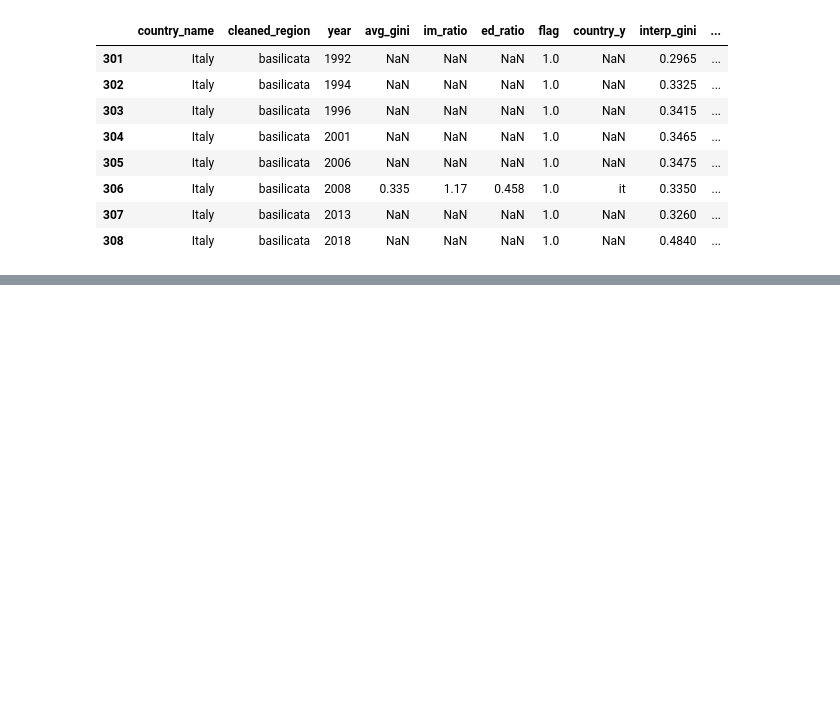
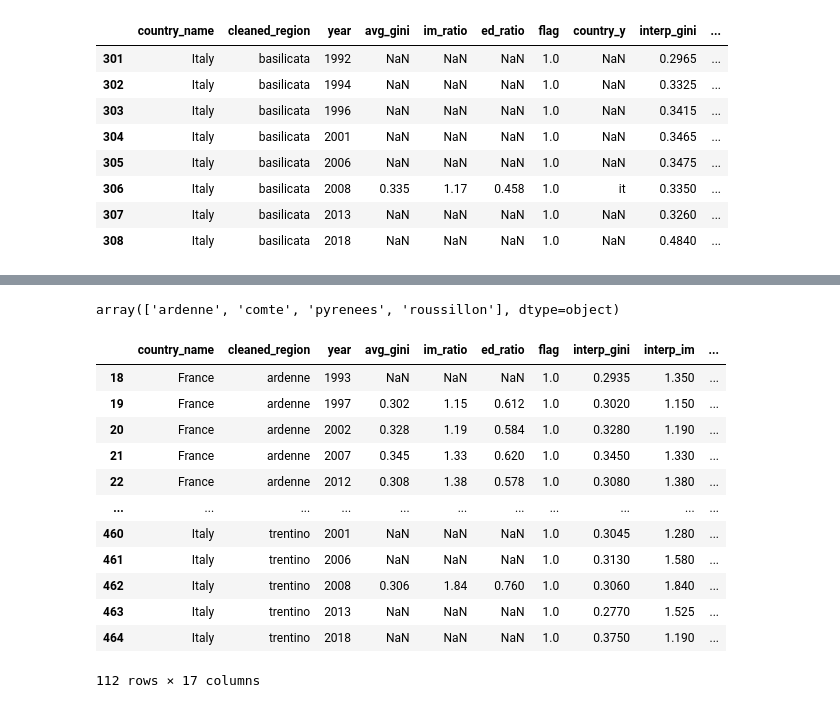
Before and after one commit to SamTGoodson/subnational_inequality, a Jupyter notebook: notebooks/scratch/join_scratch.ipynb, the cells around one changed output, grey strips where cells are left out. Cells and saved outputs as stored; diff of their text form; code cells hidden in the pictures; blank space fills up the shorter version.

```diff
--- a/notebooks/scratch/join_scratch.ipynb
+++ b/notebooks/scratch/join_scratch.ipynb
@@ -992,0 +1164,41 @@ election_years_df[(election_years_df['country_name'] == 'Italy') & (election_yea
+# %%
+election_df = return_election_data(df_elections)
+# %%
+def make_join_df(df_inequality, election_df):
+
+    regions = df_inequality[['country_name', 'cleaned_region']]
+    regions.drop_duplicates(inplace=True)
+    region_join = regions.merge(election_df, left_on=['country_name'], right_on=['country'], how='left')
+    inequality_with_elections = df_inequality.merge(region_join, left_on=['country_name', 'cleaned_region', 'year'],
+                                                    right_on=['country_name', 'cleaned_region', 'year'], how='outer')
+
+    inequality_with_elections['flag'].fillna(0, inplace=True)
+
+    df = inequality_with_elections[['country_name', 'cleaned_region', 'year', 'avg_gini', 'im_ratio', 'ed_ratio',
+                                    'flag']]
+
+    df['interp_gini'] = df.sort_values(by=['cleaned_region', 'year'])['avg_gini'].transform(lambda x: x.interpolate())
+    df['interp_im'] = df.sort_values(by=['cleaned_region', 'year'])['im_ratio'].transform(lambda x: x.interpolate())
+    df['interp_ed'] = df.sort_values(by=['cleaned_region', 'year'])['ed_ratio'].transform(lambda x: x.interpolate())
+
+    df.sort_values(['country_name', 'cleaned_region', 'year'], inplace=True)
+    df['delta_gini'] = df.groupby(['country_name', 'cleaned_region', 'flag'])['interp_gini'].diff()
+    df['avg_gini_period'] = df.groupby(['country_name', 'cleaned_region', 'flag'])['interp_gini'].transform(lambda x: x.rolling(len(x), min_periods=1).mean())
+
+    df['delta_im'] = df.groupby(['country_name', 'cleaned_region', 'flag'])['interp_im'].diff()
+    df['avg_im_period'] = df.groupby(['country_name', 'cleaned_region', 'flag'])['interp_im'].transform(lambda x: x.rolling(len(x), min_periods=1).mean())
+
+    df['delta_ed'] = df.groupby(['country_name', 'cleaned_region', 'flag'])['interp_ed'].diff()
+    df['avg_ed_period'] = df.groupby(['country_name', 'cleaned_region', 'flag'])['interp_ed'].transform(lambda x: x.rolling(len(x), min_periods=1).mean())
+
+    election_years_df = df[df['flag'] == 1].copy()
+    election_years_df.reset_index(drop=True, inplace=True)
+
+    election_years_df = map_regions(election_years_df, df_elections)
+    election_years_df['predicted_region'] = election_years_df['predicted_region'].replace(manual_region_mapping)
+
+    joined_data = election_years_df.merge(df_elections, left_on=['country_name', 'predicted_region', 'year'], right_on=['country', 'cleaned_region', 'year'], how='left')
+
+    return election_years_df, df_elections
+# %%
+join1,join2 = make_join_df(df_inequality, election_df)
@@ -992,0 +1242,22 @@ election_years_df[(election_years_df['country_name'] == 'Italy') & (election_yea
+# %%
+missing_regions[missing_regions['country_name'] == 'France']['cleaned_region'].unique()
+# %% [output]
+array(['ardenne', 'comte', 'pyrenees', 'roussillon'], dtype=object)
+# %%
+missing_regions = join1[~join1['predicted_region'].isin(join2['cleaned_region'])]
+# %%
+missing_regions
+# %% [output]
+|  | country_name | cleaned_region | year | avg_gini | im_ratio | ed_ratio | flag | interp_gini | interp_im | ... |
+| 18 | France | ardenne | 1993 | NaN | NaN | NaN | 1.0 | 0.2935 | 1.350 | ... |
+| 19 | France | ardenne | 1997 | 0.302 | 1.15 | 0.612 | 1.0 | 0.3020 | 1.150 | ... |
+| 20 | France | ardenne | 2002 | 0.328 | 1.19 | 0.584 | 1.0 | 0.3280 | 1.190 | ... |
+| 21 | France | ardenne | 2007 | 0.345 | 1.33 | 0.620 | 1.0 | 0.3450 | 1.330 | ... |
+| 22 | France | ardenne | 2012 | 0.308 | 1.38 | 0.578 | 1.0 | 0.3080 | 1.380 | ... |
+| ... | ... | ... | ... | ... | ... | ... | ... | ... | ... | ... |
+| 460 | Italy | trentino | 2001 | NaN | NaN | NaN | 1.0 | 0.3045 | 1.280 | ... |
+| 461 | Italy | trentino | 2006 | NaN | NaN | NaN | 1.0 | 0.3130 | 1.580 | ... |
+| 462 | Italy | trentino | 2008 | 0.306 | 1.84 | 0.760 | 1.0 | 0.3060 | 1.840 | ... |
+| 463 | Italy | trentino | 2013 | NaN | NaN | NaN | 1.0 | 0.2770 | 1.525 | ... |
+| 464 | Italy | trentino | 2018 | NaN | NaN | NaN | 1.0 | 0.3750 | 1.190 | ... |
+112 rows × 17 columns
```
Also changed, not shown: parts of 11 cells of this notebook, 15 other files.
